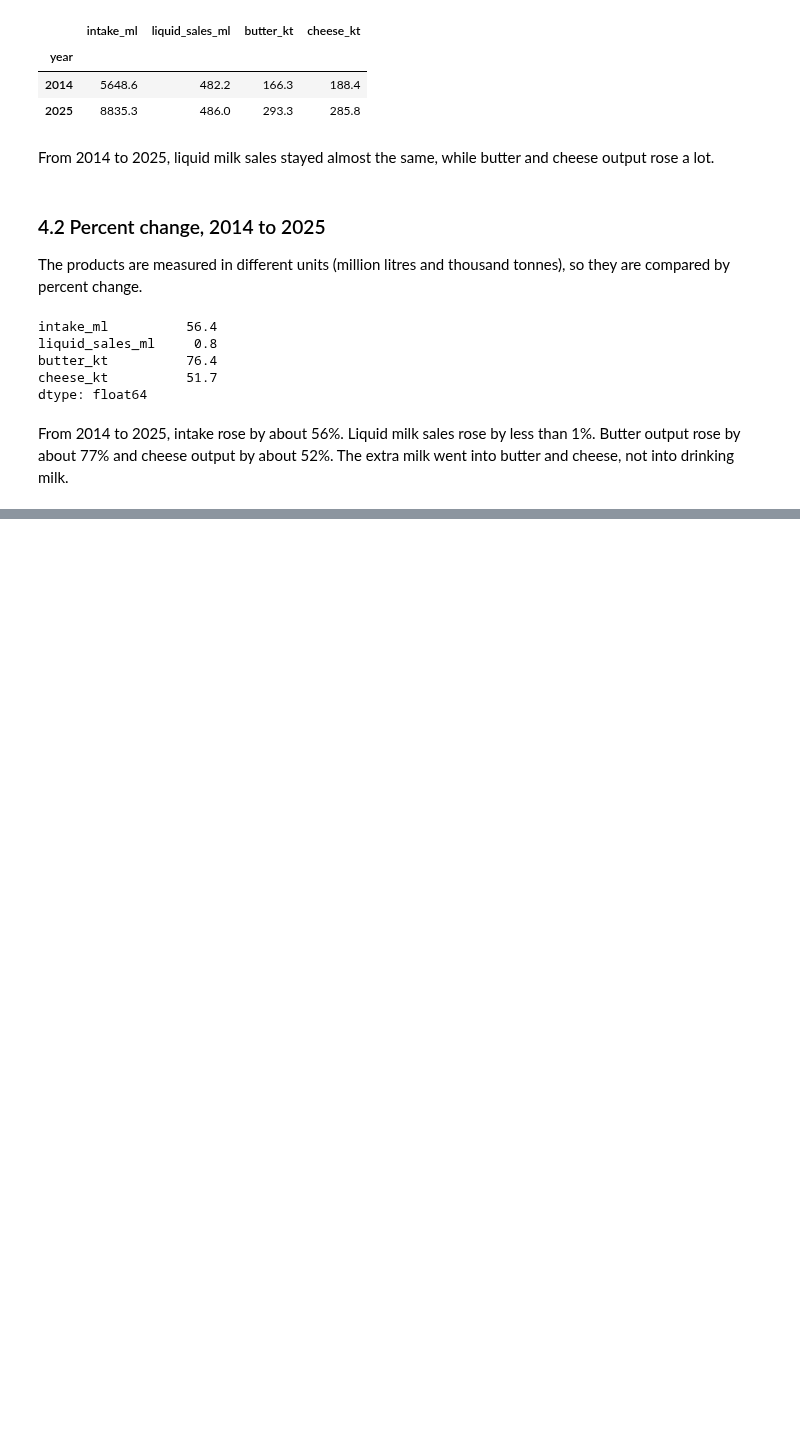
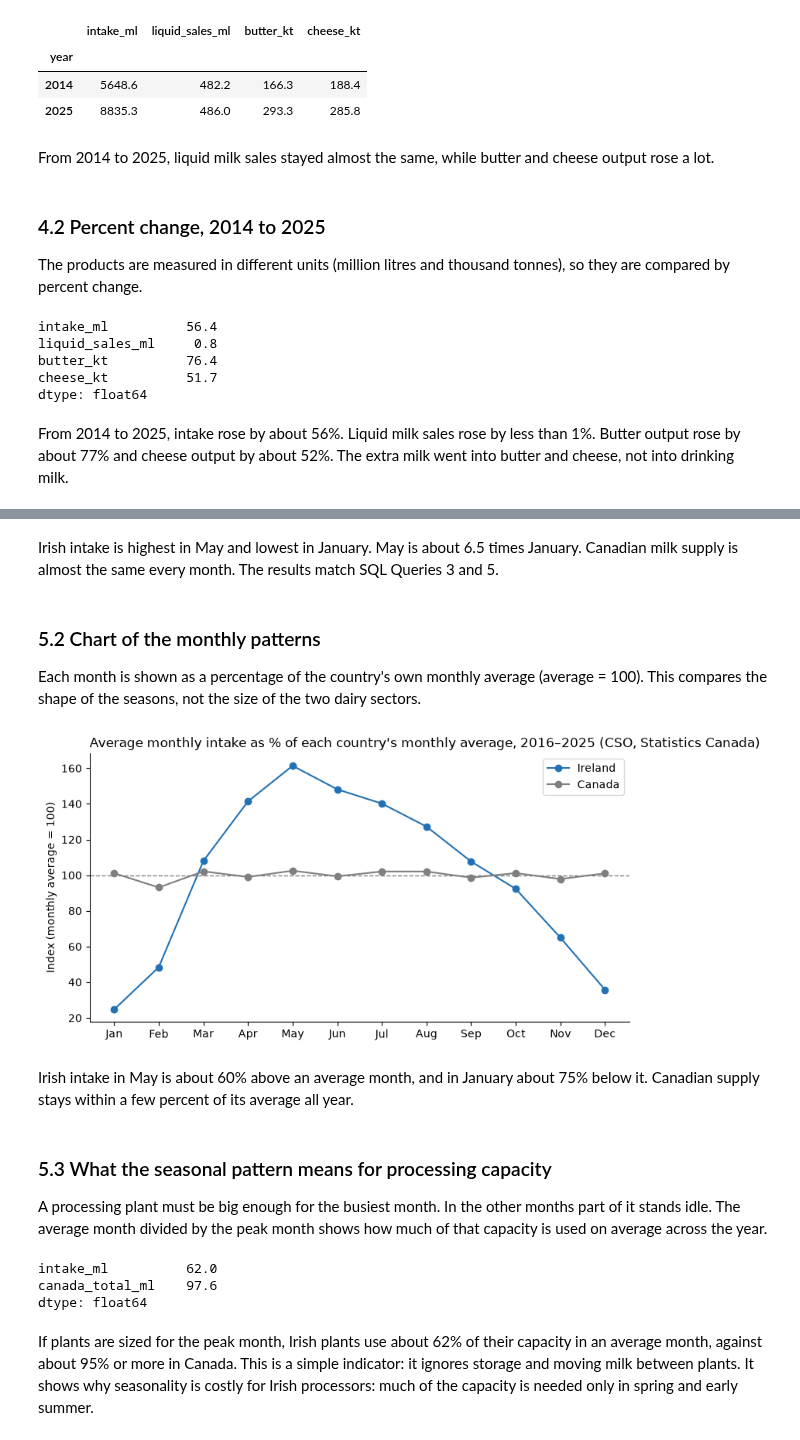
Before and after one commit to temulenbd/irish-dairy-analysis, a Jupyter notebook: notebooks/3_statistical_analysis.ipynb, the cells around one changed output, grey strips where cells are left out. Saved outputs shown, nothing was run; the diff lists cells and outputs as text; code cells hidden in the pictures; blank space fills up the shorter version.

```diff
--- a/notebooks/3_statistical_analysis.ipynb
+++ b/notebooks/3_statistical_analysis.ipynb
@@ -384,0 +438,8 @@ From 2014 to 2025, intake rose by about 56%. Liquid milk sales rose by less than
+# %%
+# Ten complete post-quota years
+recent = monthly[monthly["year"].between(2016, 2025)]
+
+# Average for each calendar month, Ireland and Canada
+monthly_profile = recent.groupby("month")[["intake_ml", "canada_total_ml"]].mean()
+
+monthly_profile.round(1)
@@ -384,0 +461,58 @@ From 2014 to 2025, intake rose by about 56%. Liquid milk sales rose by less than
+# %% [markdown]
+Irish intake is highest in May and lowest in January. May is about 6.5 times January. Canadian milk supply is almost the same every month. The results match SQL Queries 3 and 5.
+# %% [markdown]
+### 5.2 Chart of the monthly patterns
+
+Each month is shown as a percentage of the country's own monthly average (average = 100). This compares the shape of the seasons, not the size of the two dairy sectors.
+# %%
+# Each month as a percent of the country's own monthly average
+profile_index = monthly_profile / monthly_profile.mean() * 100
+
+# Month names for the x-axis
+month_names = ["Jan", "Feb", "Mar", "Apr", "May", "Jun",
+               "Jul", "Aug", "Sep", "Oct", "Nov", "Dec"]
+
+# Line chart of both countries
+fig, ax = plt.subplots(figsize=(9, 4.5))
+ax.plot(month_names, profile_index["intake_ml"], marker="o", color="#2171b5", label="Ireland")
+ax.plot(month_names, profile_index["canada_total_ml"], marker="o", color="#7f7f7f", label="Canada")
+ax.axhline(100, color="grey", linestyle="--", linewidth=1)
+
+# Detailed title and labels
+ax.set_title(
+    "Average monthly intake as % of each country's monthly average, 2016–2025 (CSO, Statistics Canada)",
+    loc="left",
+)
+ax.set_ylabel("Index (monthly average = 100)")
+ax.legend()
+
+# Remove the top and right frame lines
+ax.spines["top"].set_visible(False)
+ax.spines["right"].set_visible(False)
+
+# Save the chart and show it
+fig.savefig("../figures/03_seasonality_ie_ca.png", dpi=150, bbox_inches="tight")
+plt.show()
+# %% [output]
+[figure, added]
+# %% [markdown]
+Irish intake in May is about 60% above an average month, and in January about 75% below it. Canadian supply stays within a few percent of its average all year.
+# %% [markdown]
+### 5.3 What the seasonal pattern means for processing capacity
+
+A processing plant must be big enough for the busiest month. In the other months part of it stands idle. The average month divided by the peak month shows how much of that capacity is used on average across the year.
+# %%
+# Average month and peak month for each country
+average_month = monthly_profile.mean()
+peak_month = monthly_profile.max()
+
+# Average use of capacity sized for the peak month, in percent
+capacity_use = average_month / peak_month * 100
+
+capacity_use.round(1)
+# %% [output]
+intake_ml          62.0
+canada_total_ml    97.6
+dtype: float64
+# %% [markdown]
+If plants are sized for the peak month, Irish plants use about 62% of their capacity in an average month, against about 95% or more in Canada. This is a simple indicator: it ignores storage and moving milk between plants. It shows why seasonality is costly for Irish processors: much of the capacity is needed only in spring and early summer.
```
Also changed, not shown: parts of 22 cells of this notebook, 3 other files.
